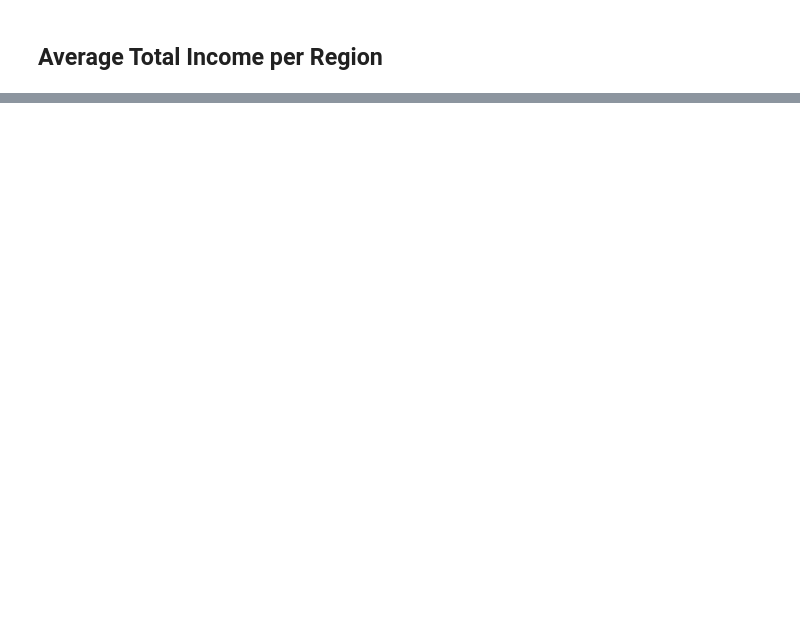
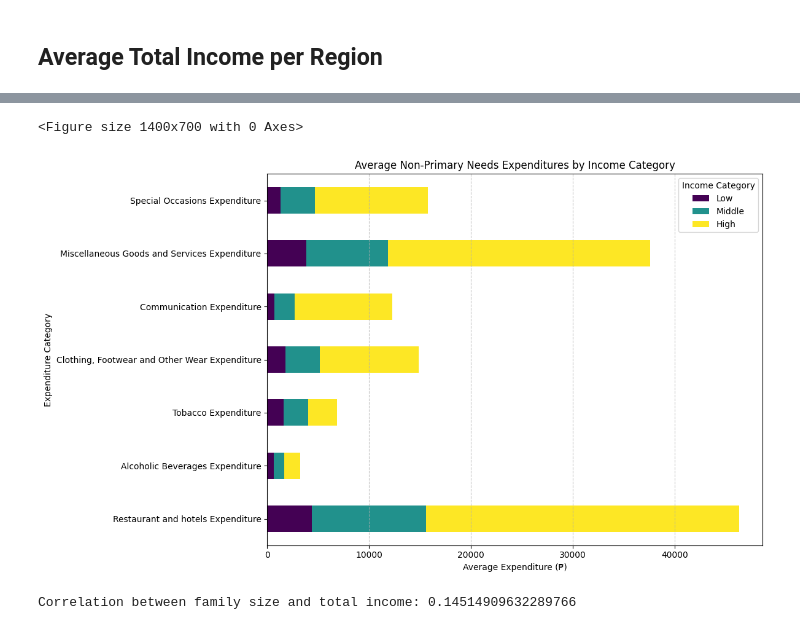
Before and after one commit to Rogemson/UK-Accident-Data-Analysis, a Jupyter notebook: FINALS.ipynb, the cells around one changed output, grey strips where cells are left out. Saved outputs shown, nothing was run; the diff lists cells and outputs as text; code cells hidden in the pictures; blank space fills up the shorter version.

```diff
--- a/FINALS.ipynb
+++ b/FINALS.ipynb
@@ -182,0 +274,19 @@ plt.show()
+# %%
+plt.figure(figsize=(14, 7))
+avg_non_primary_spending.T.plot(kind='barh', stacked=True, figsize=(12, 7), colormap='viridis')
+
+plt.title('Average Non-Primary Needs Expenditures by Income Category')
+plt.ylabel('Expenditure Category')
+plt.xlabel('Average Expenditure (₱)')
+plt.legend(title='Income Category')
+plt.tight_layout()
+plt.grid(axis='x', linestyle='--', alpha=0.7)
+plt.show()
+# %% [output]
+<Figure size 1400x700 with 0 Axes>
+[figure, added]
+# %%
+correlation = df['Total Number of Family members'].corr(df['Total Household Income'])
+print(f"Correlation between family size and total income: {correlation}")
+# %% [output]
+Correlation between family size and total income: 0.14514909632289766
```
Also changed, not shown: parts of 21 cells of this notebook.
